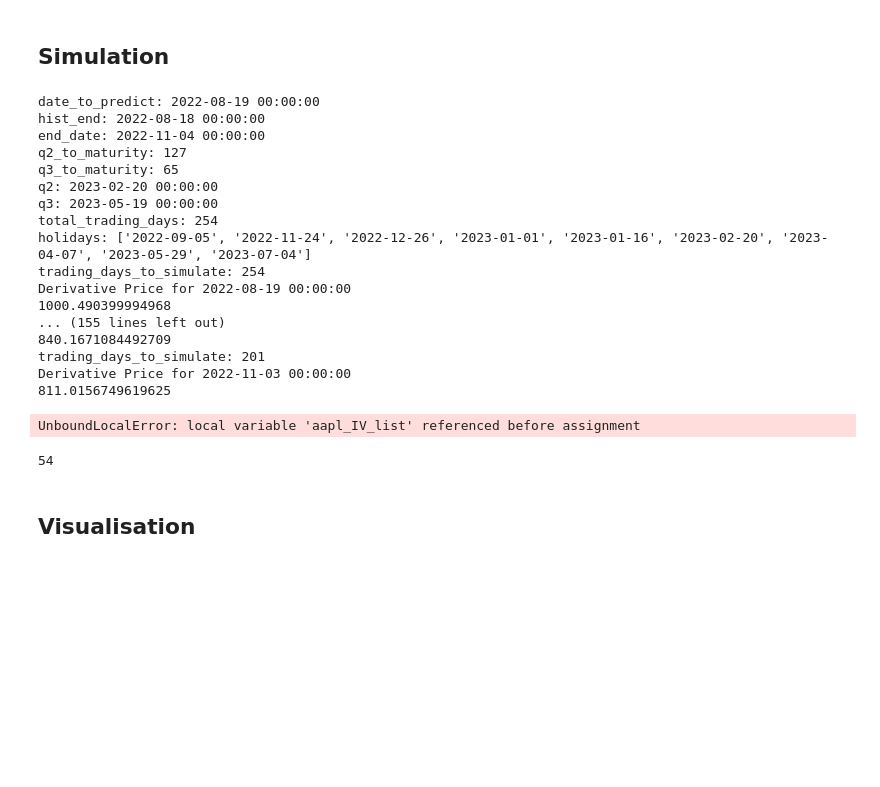
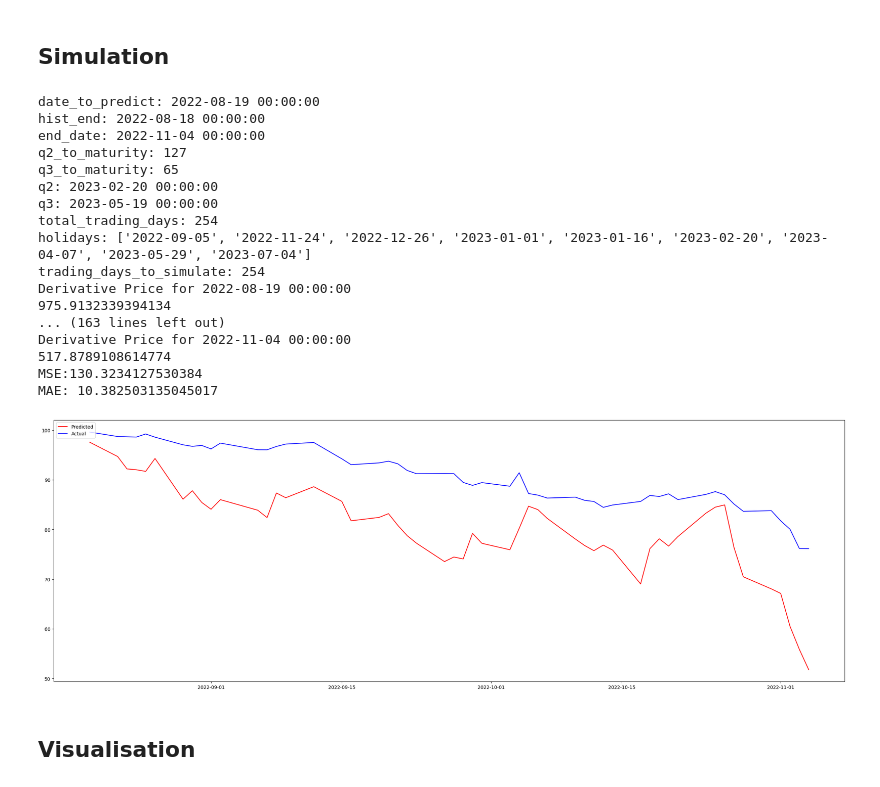
Before and after one commit to Shaojieee/MH4518-Simulation-in-Finance, a Jupyter notebook: python/working.ipynb, the cells around one changed output. Cells and saved outputs as stored; diff of their text form; code cells hidden in the pictures; blank space fills up the shorter version.

```diff
--- a/python/working.ipynb
+++ b/python/working.ipynb
@@ -27,13 +27,13 @@ experiment_details = {
     'GBM': 'multivariate',
     'r': 0.0326,
     ## If set to true uses estimated IV calculated from BS Pricing formula
-    'estimated_IV': True,
+    'estimated_IV': False,
     ## If set to true uses IV data extracted from bloomberg
     'actual_IV':False,
     'min_sigma':0,
     'max_sigma':5,
     'step':0.000001,
-    'EMS': True,
+    'EMS': False,
     'interpolate_r':False
 }
 
@@ -194,44 +194,40 @@ while date_to_predict <= end_date:
 
     date_to_predict += relativedelta(days=+1)
     trading_days_to_simulate -= 1
     hist_end += relativedelta(days=+1)
     alternative_option_ttm-=1
 
 
 predicted_option_price = pd.DataFrame(predicted_option_price)
 predicted_option_price['date'] = pd.to_datetime(predicted_option_price['date'])
 # Scale back to 100%
 predicted_option_price['predicted'] = predicted_option_price['predicted']/10
 actual_option_price = pd.read_csv('../data/04-11-2022/derivative_04_11_2022.csv')
 actual_option_price['date'] = pd.to_datetime(actual_option_price['date'], format='%Y-%m-%d')
 combined = predicted_option_price.merge(actual_option_price, left_on=['date'], right_on=['date'], validate='one_to_one')
 combined = combined.set_index('date')
 
 
 evaluate_option_price(combined['predicted'], combined['value'], expected_payoff_list, experiment_details)
 # %% [output]
 date_to_predict: 2022-08-19 00:00:00
 hist_end: 2022-08-18 00:00:00
 end_date: 2022-11-04 00:00:00
 q2_to_maturity: 127
 q3_to_maturity: 65
 q2: 2023-02-20 00:00:00
 q3: 2023-05-19 00:00:00
 total_trading_days: 254
 holidays: ['2022-09-05', '2022-11-24', '2022-12-26', '2023-01-01', '2023-01-16', '2023-02-20', '2023-04-07', '2023-05-29', '2023-07-04']
 trading_days_to_simulate: 254
 Derivative Price for 2022-08-19 00:00:00
-1000.490399994968
-... (155 lines left out)
-840.1671084492709
-trading_days_to_simulate: 201
-Derivative Price for 2022-11-03 00:00:00
-811.0156749619625
+975.9132339394134
+... (163 lines left out)
+Derivative Price for 2022-11-04 00:00:00
+517.8789108614774
+MSE:130.3234127530384
+MAE: 10.382503135045017
-UnboundLocalError: local variable 'aapl_IV_list' referenced before assignment
+[figure, added]
-# %%
-print(len(aapl_IV_list))
-# %% [output]
-54
 # %% [markdown]
 ## Visualisation
 # %% [markdown]
```
Also changed, not shown: parts of 5 cells of this notebook, 10 other files.
